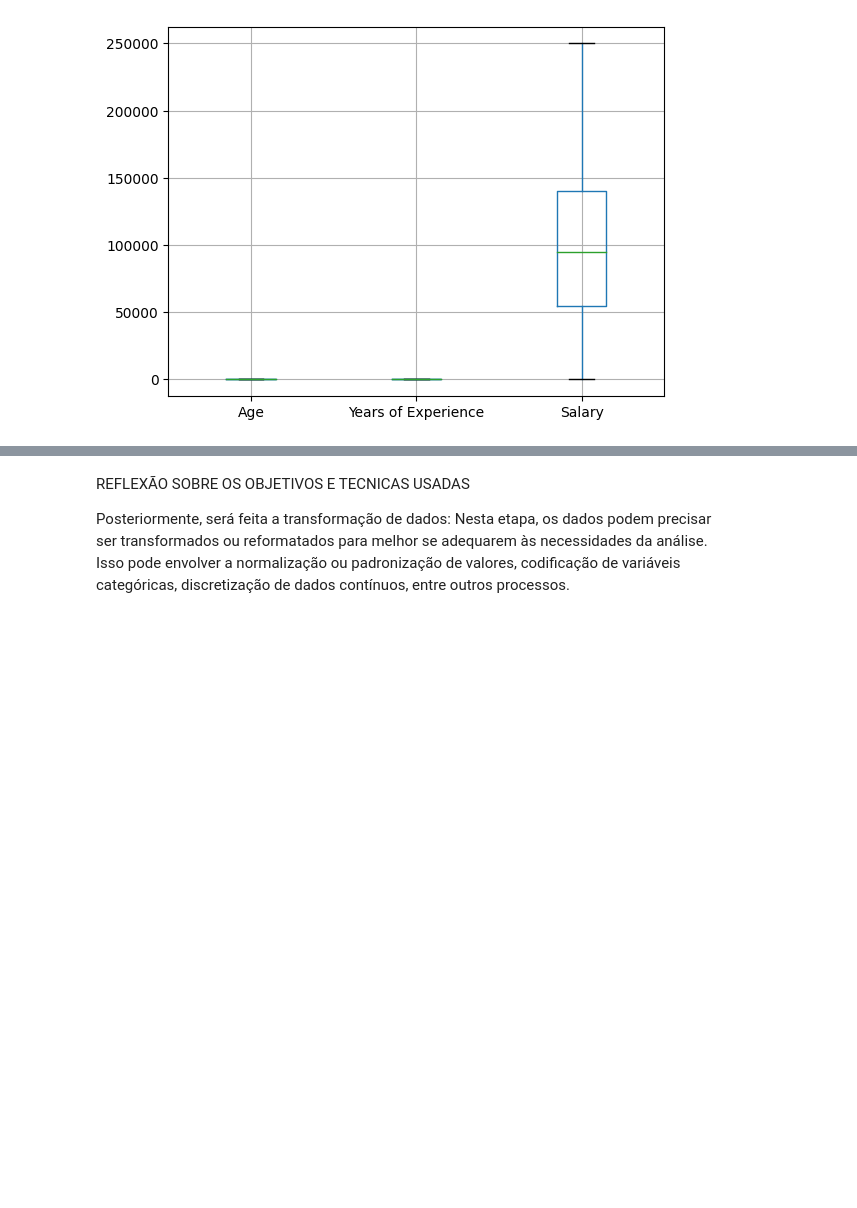
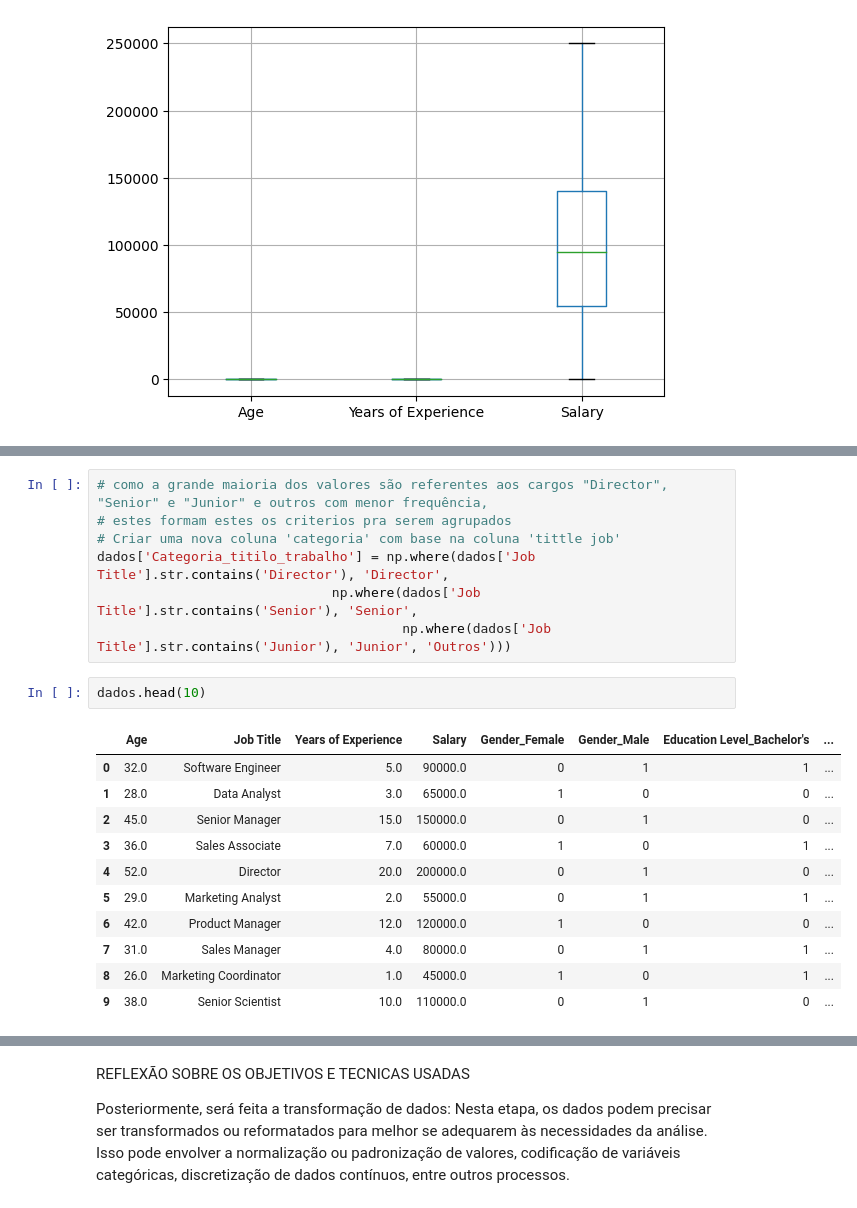
Before and after one commit to PauloQuirinoCD/Projeto_Salary, a Jupyter notebook: Projeto_Aplicação_de_Métodos_de_machine_learning(salary)_Template.ipynb, the cells around one changed output, grey strips where cells are left out. Drawn from its saved outputs; the diff is of its cells as text; blank space fills up the shorter version.

```diff
--- a/Projeto_Aplicação_de_Métodos_de_machine_learning(salary)_Template.ipynb
+++ b/Projeto_Aplicação_de_Métodos_de_machine_learning(salary)_Template.ipynb
@@ -165,0 +319,21 @@ O conjunto de dados depois da limpaza será submetido a pelos menos três máqui
+# %%
+# como a grande maioria dos valores são referentes aos cargos "Director", "Senior" e "Junior" e outros com menor frequência,
+# estes formam estes os criterios pra serem agrupados
+# Criar uma nova coluna 'categoria' com base na coluna 'tittle job'
+dados['Categoria_titilo_trabalho'] = np.where(dados['Job Title'].str.contains('Director'), 'Director',
+                              np.where(dados['Job Title'].str.contains('Senior'), 'Senior',
+                                       np.where(dados['Job Title'].str.contains('Junior'), 'Junior', 'Outros')))
+# %%
+dados.head(10)
+# %% [output]
+|  | Age | Job Title | Years of Experience | Salary | Gender_Female | Gender_Male | Education Level_Bachelor's | ... |
+| 0 | 32.0 | Software Engineer | 5.0 | 90000.0 | 0 | 1 | 1 | ... |
+| 1 | 28.0 | Data Analyst | 3.0 | 65000.0 | 1 | 0 | 0 | ... |
+| 2 | 45.0 | Senior Manager | 15.0 | 150000.0 | 0 | 1 | 0 | ... |
+| 3 | 36.0 | Sales Associate | 7.0 | 60000.0 | 1 | 0 | 1 | ... |
+| 4 | 52.0 | Director | 20.0 | 200000.0 | 0 | 1 | 0 | ... |
+| 5 | 29.0 | Marketing Analyst | 2.0 | 55000.0 | 0 | 1 | 1 | ... |
+| 6 | 42.0 | Product Manager | 12.0 | 120000.0 | 1 | 0 | 0 | ... |
+| 7 | 31.0 | Sales Manager | 4.0 | 80000.0 | 0 | 1 | 1 | ... |
+| 8 | 26.0 | Marketing Coordinator | 1.0 | 45000.0 | 1 | 0 | 1 | ... |
+| 9 | 38.0 | Senior Scientist | 10.0 | 110000.0 | 0 | 1 | 0 | ... |
```
Also changed, not shown: parts of 56 cells of this notebook.
